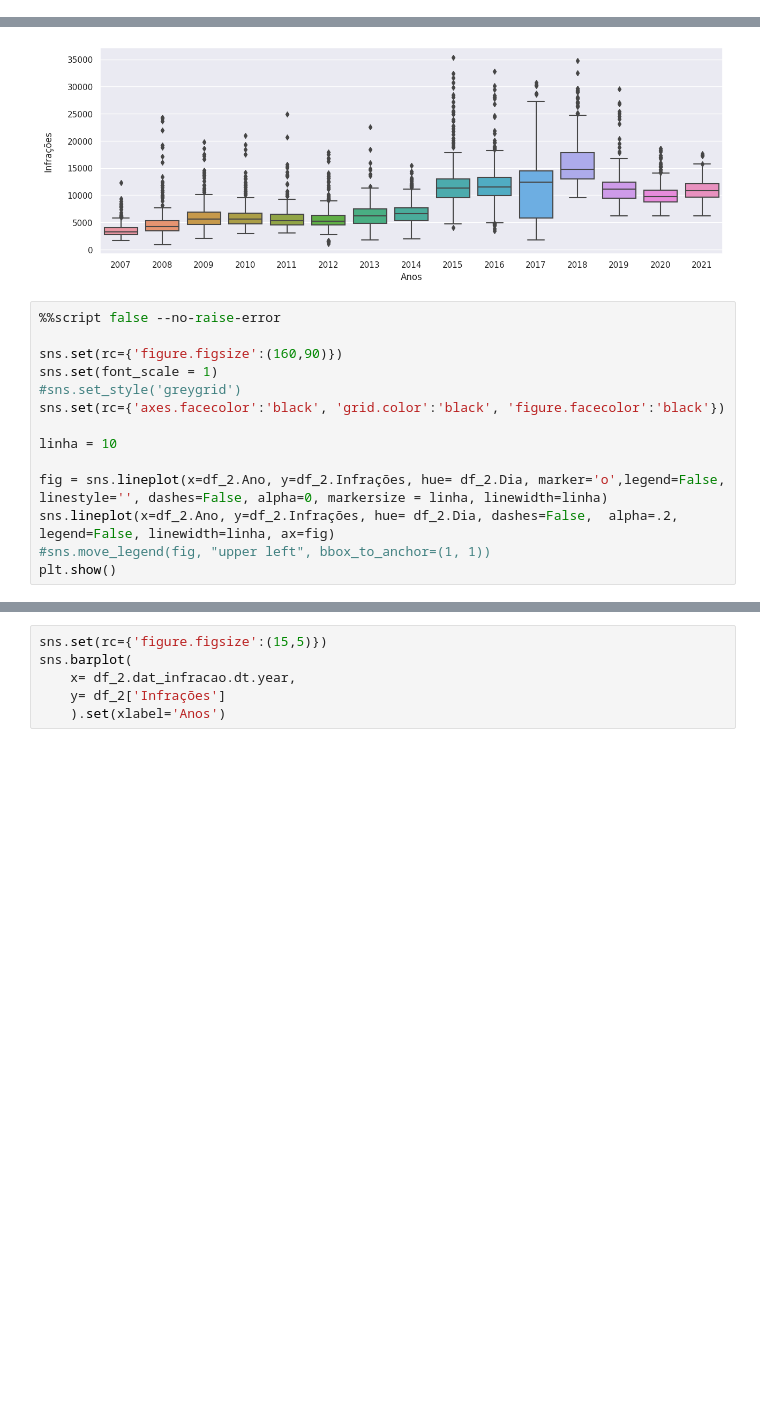
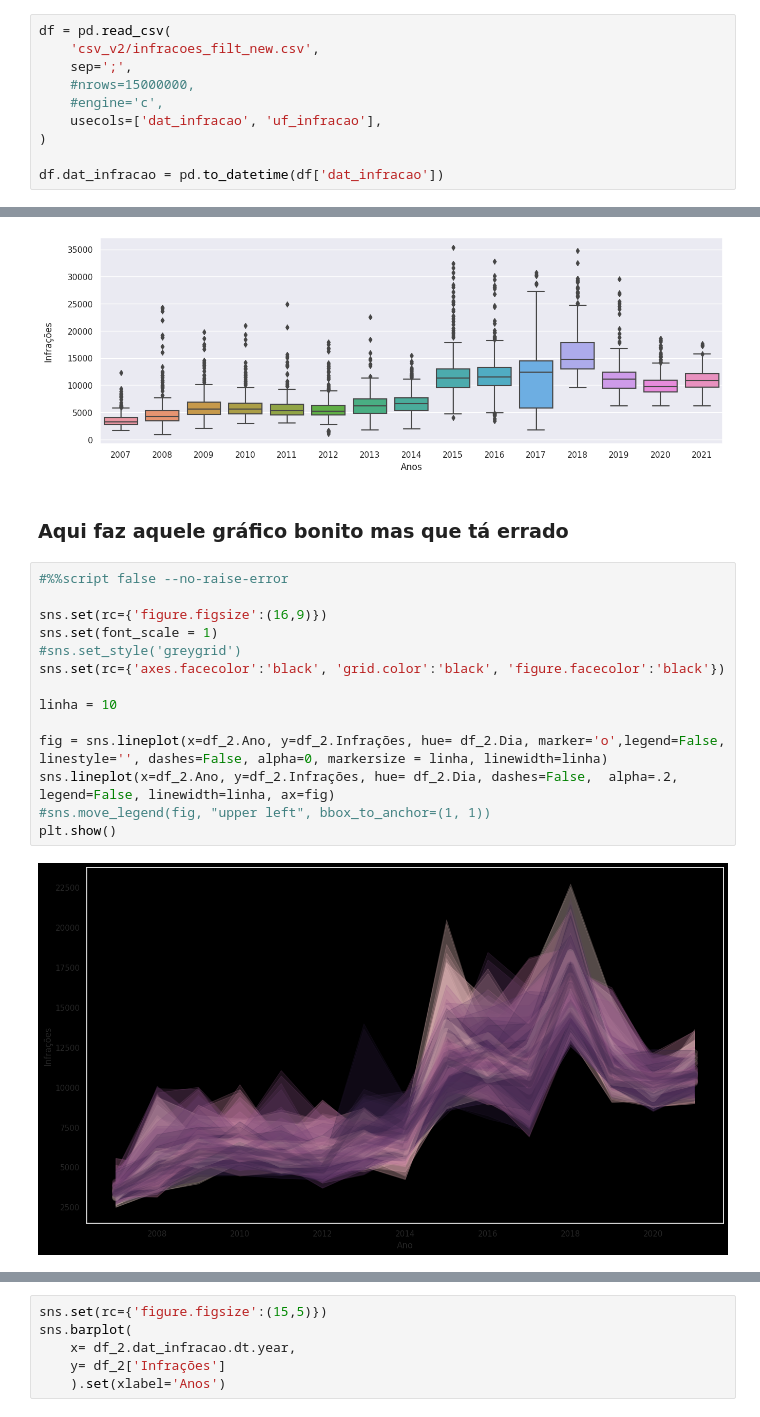
Before and after one commit to phobeiro/Trabalho-Seminarios-Bandoleros, a Jupyter notebook: stl.ipynb, the cells around one changed output, grey strips where cells are left out. Cells and saved outputs as stored; diff of their text form; blank space fills up the shorter version.

```diff
--- a/stl.ipynb
+++ b/stl.ipynb
@@ -116,3 +117,13 @@ fig.add_artist(l1) # we need this because the 2nd call to legend() erases the fi
+# %%
+df = pd.read_csv(
+    'csv_v2/infracoes_filt_new.csv',
+    sep=';',
+    #nrows=15000000,
+    #engine='c',
+    usecols=['dat_infracao', 'uf_infracao'],
+)
+
+df.dat_infracao = pd.to_datetime(df['dat_infracao'])
 # %%
 df_ = df.groupby(by=[df.dat_infracao]).count()
 # %%
@@ -161,17 +165,21 @@ sns.boxplot(
 # %% [output]
 [Text(0.5, 0, 'Anos'), Text(0, 0.5, 'Infrações\n')]
 [figure]
+# %% [markdown]
+### Aqui faz aquele gráfico bonito mas que tá errado
 # %%
-%%script false --no-raise-error
+#%%script false --no-raise-error
 
-sns.set(rc={'figure.figsize':(160,90)})
+sns.set(rc={'figure.figsize':(16,9)})
 sns.set(font_scale = 1)
 #sns.set_style('greygrid')
 sns.set(rc={'axes.facecolor':'black', 'grid.color':'black', 'figure.facecolor':'black'})
 
 linha = 10
 
 fig = sns.lineplot(x=df_2.Ano, y=df_2.Infrações, hue= df_2.Dia, marker='o',legend=False, linestyle='', dashes=False, alpha=0, markersize = linha, linewidth=linha)
 sns.lineplot(x=df_2.Ano, y=df_2.Infrações, hue= df_2.Dia, dashes=False,  alpha=.2, legend=False, linewidth=linha, ax=fig)
 #sns.move_legend(fig, "upper left", bbox_to_anchor=(1, 1))
 plt.show()
+# %% [output]
+[figure, added]
```
Also changed, not shown: parts of 26 cells of this notebook.
